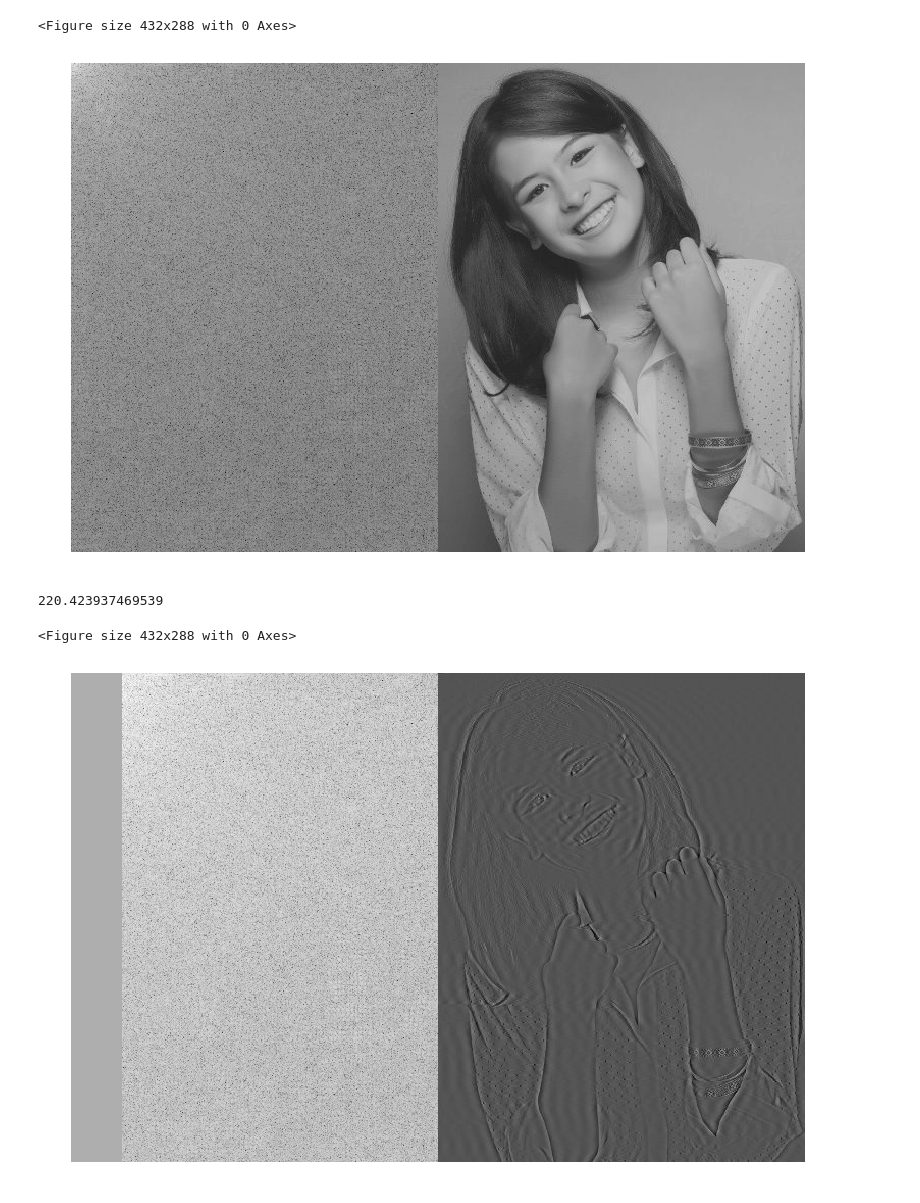
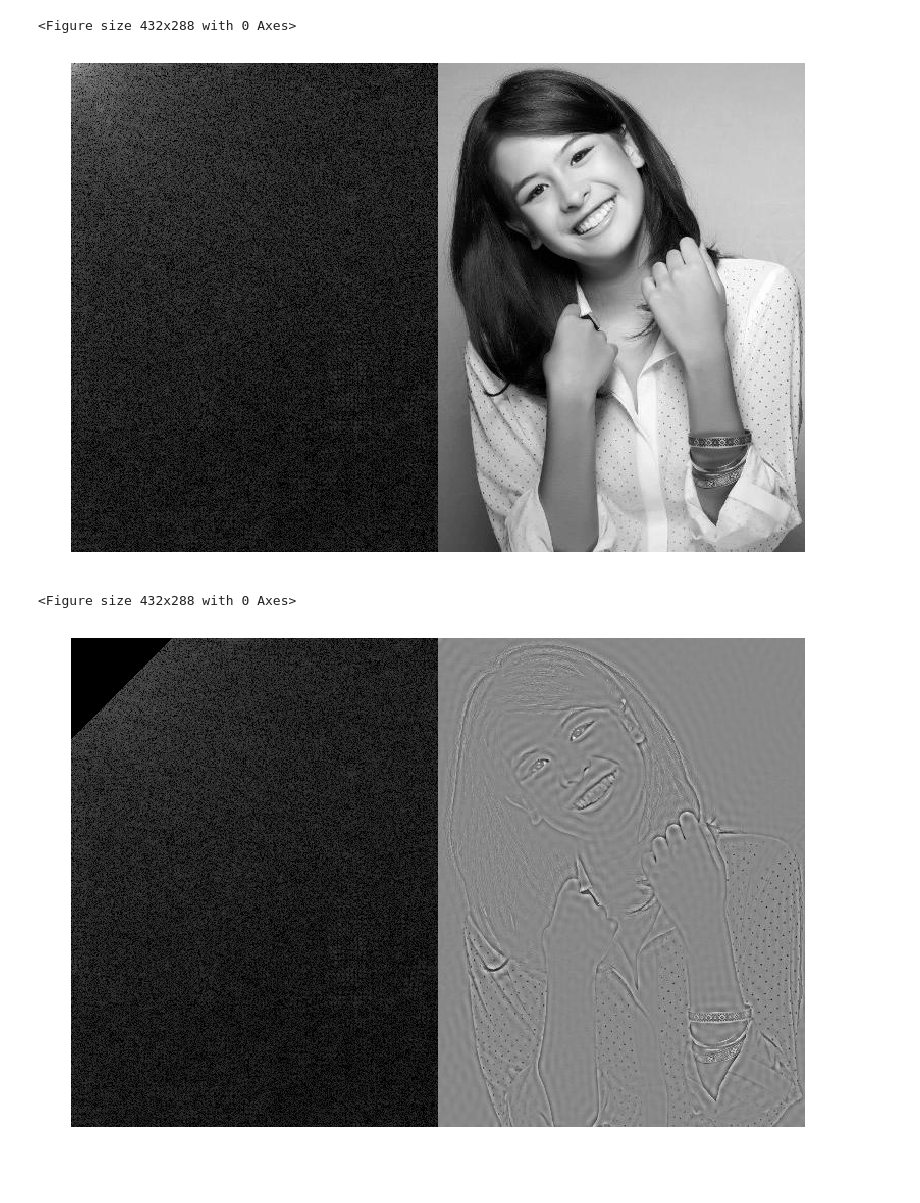
Before and after one commit to hanifanmoha/itb_robust_image_watermarking_2019, a Jupyter notebook: fourier/basic-image-cosine-transform.ipynb, the cells around one changed output. Drawn from its saved outputs; the diff is of its cells as text; code cells hidden in the pictures.

```diff
--- a/fourier/basic-image-cosine-transform.ipynb
+++ b/fourier/basic-image-cosine-transform.ipynb
@@ -22,7 +22,8 @@ img_dct = dct2(img)
 img_idct = idct2(img_dct)
 
 # Calculate spectrum
-magnitude_spectrum = 20*np.log(np.abs(img_dct)) + 128
+magnitude_spectrum = 20*np.log(np.abs(img_dct))
+magnitude_spectrum[magnitude_spectrum < 0] = 0
 ori_combine = np.concatenate((magnitude_spectrum, img_idct), axis=1)
 
 # Showing
@@ -33,33 +34,39 @@ plt.imshow(ori_combine, cmap = 'gray')
 plt.show()
 # %% [output]
 <Figure size 432x288 with 0 Axes>
-[figure, old version]
+[figure, new version]
-# %%
-np.max(magnitude_spectrum)
-# %% [output]
-220.423937469539
+# %%
+def diagonalFiltering(arr, start, end):
+    y_size, x_size = arr.shape
+    arr_1 = np.tile(np.arange(y_size).reshape(y_size, 1), (1, x_size))
+    arr_2 = np.tile(np.arange(x_size).reshape(1, x_size), (y_size, 1))
+    arr_3 = np.add(arr_1, arr_2)
+    arr_4 = np.logical_and(arr_3 > start, arr_3 < end)
+    arr[arr_4] = 1
+    return arr
 # %%
 img_dct_lpf = img_dct.copy()
 
 # Masking
-img_dct_lpf[:,0:50] = 1
+img_dct_lpf = diagonalFiltering(img_dct_lpf, 0, 100)
 
 # Inverse Transform
 img_idct_lpf = idct2(img_dct_lpf)
 
 # Calculate spectrum
-magnitude_spectrum_lpf = 20*np.log(np.abs(img_dct_lpf)) + 128
+magnitude_spectrum_lpf = 20*np.log(np.abs(img_dct_lpf))
+magnitude_spectrum_lpf[magnitude_spectrum_lpf < 0] = 0
 lpf_combine = np.concatenate((magnitude_spectrum_lpf, img_idct_lpf), axis=1)
 
 # Showing
 plt.figure()
 plt.figure(figsize=(12 * 2, 9))
 plt.axis('off')
 plt.imshow(lpf_combine, cmap = 'gray')
 plt.show()
 # %% [output]
 <Figure size 432x288 with 0 Axes>
-[figure, old version]
+[figure, new version]
 # %%
 img_dct_hpf = img_dct.copy()
 rows, cols = img_dct_hpf.shape
```
Also changed, not shown: parts of 5 cells of this notebook, 4 other files.
